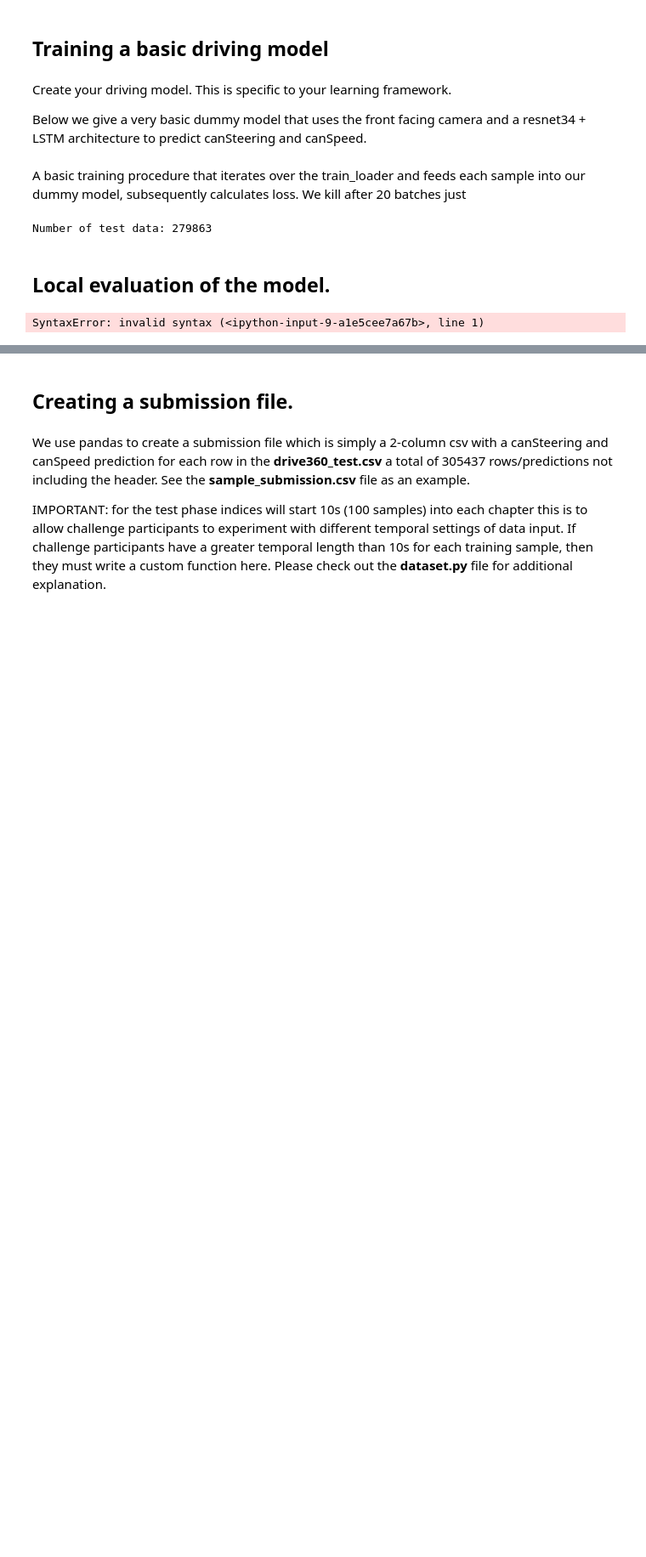
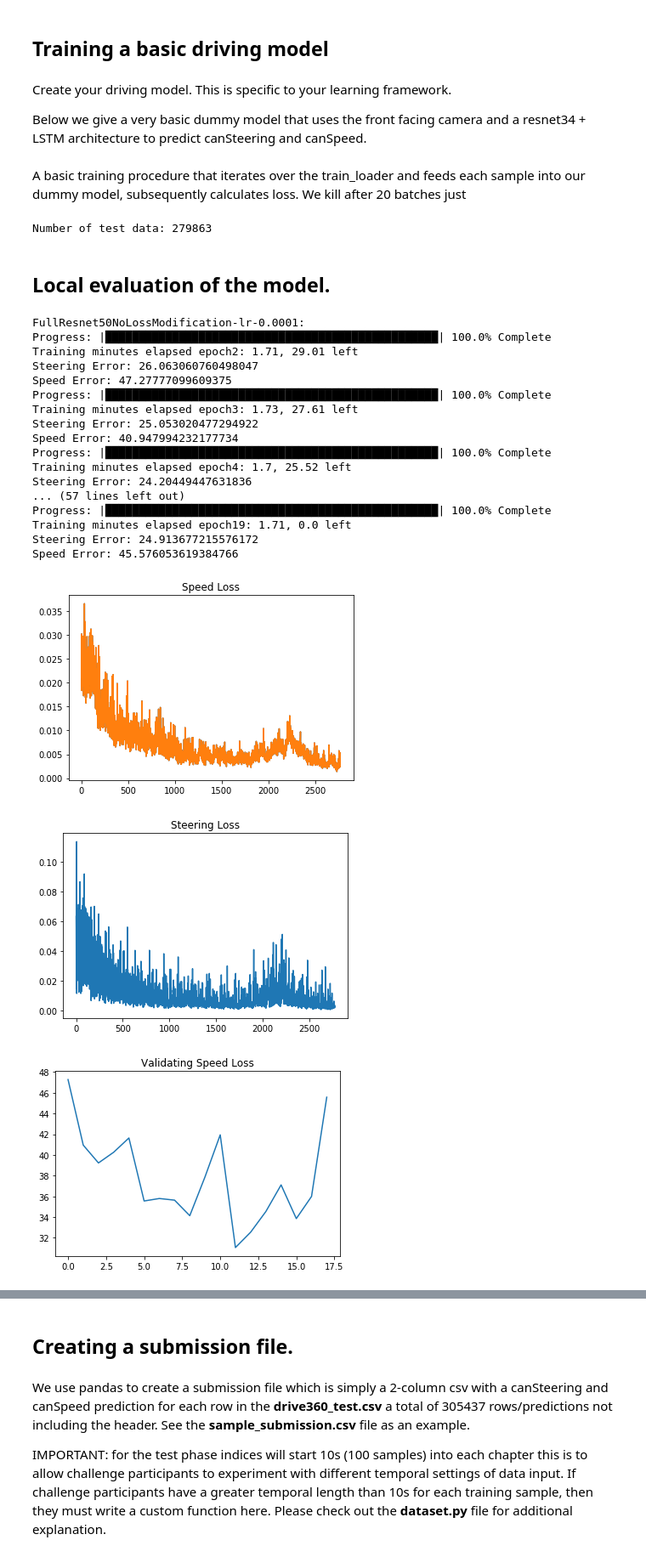
Before and after one commit to zyyhhxx/LearningToDrive, a Jupyter notebook: LearningToDriveSample3Generative.ipynb, the cells around one changed output, grey strips where cells are left out. Shown: that part at 85% size. Saved outputs shown, nothing was run; the diff lists cells and outputs as text; code cells hidden in the pictures; blank space fills up the shorter version.

```diff
--- a/LearningToDriveSample3Generative.ipynb
+++ b/LearningToDriveSample3Generative.ipynb
@@ -200,6 +202,8 @@ import time
 import numpy as np
 import matplotlib.pyplot as plt
 from datetime import datetime
+from copy import deepcopy
+import math
 
 def train_model(model, optimizer, criterion_speed, criterion_steering, epochs, scheduler, name, if_test, resume_path=None):
     hist_train_loss_speed = []
@@ -207,15 +211,16 @@ def train_model(model, optimizer, criterion_speed, criterion_steering, epochs, s
     hist_valid_loss_speed = []
     hist_valid_loss_steering = []
 
+    model.cuda()
+    best_model = None
+    best_valid = math.inf
+
     if resume_path:
         epoch, _ = resume_model(model, optimizer, resume_path)
     else:
         epoch = 0
 
-    model.cuda()
-
     while epoch < epochs:
-        epoch += 1
         start = time.time()
         printProgressBar(0, total_batch, prefix = 'Progress:', suffix = 'Complete', length = 50)
         model.train()
@@ -263,6 +268,14 @@ def train_model(model, optimizer, criterion_speed, criterion_steering, epochs, s
         hist_valid_loss_steering.append(steering_sum)
         print("Steering Error: {}\nSpeed Error: {}".format(float(steering_sum), float(speed_sum)))
 
+        # Early Stopping
+        if steering_sum < best_valid:
+            best_model = deepcopy(model)
+            best_valid = steering_sum
+            Print("Find a new best model!")
+
+        epoch += 1
+
     plt.plot(hist_train_loss_speed)
     plt.title("Speed Loss")
     now = datetime.now()
@@ -279,12 +292,16 @@ def train_model(model, optimizer, criterion_speed, criterion_steering, epochs, s
     if not if_test:
         save_model(model, optimizer, epoch, loss,
                    "./saved_models/{}-{}-{}.pt".format(epochs, name, now.strftime("%m-%d-%Y-%H-%M-%S")))
+        save_model(model, optimizer, epoch, loss,
+                   "./best_models/{}-{}-{}.pt".format(epochs, name, now.strftime("%m-%d-%Y-%H-%M-%S")))
     plt.plot(hist_valid_loss_speed)
     plt.title("Validating Speed Loss")
     plt.show()
     plt.plot(hist_valid_loss_steering)
     plt.title("Validating Steering Loss")
     plt.show()
+
+    model = best_model
 # %%
 normalize_targets = config['target']['normalize']
 target_mean = config['target']['mean']
@@ -396,12 +413,31 @@ names = ["FullResnet50NoLossModification-lr-0.0001",
         "Resnet50Dropout-lr-0.0001",
         "Resnet50BatchNormDropout-lr-0.0001"]
 # %%
-cross_validation(user_models, optimizers, names, 0, 2, False, resume_path=)
+cross_validation(user_models, optimizers, names, 0, 20, False, resume_path="./saved_models/2-FullResnet50NoLossModification-lr-0.0001-10-19-2019-20-10-23.pt")
 
 #cross_validation(user_models, optimizers, names, 1, 10, True)
 
 #cross_validation(user_models, optimizers, names, 2, 100)
 
 #cross_validation(user_models, optimizers, criterion_speeds, criterion_steerings, names, 3)
 # %% [output]
-SyntaxError: invalid syntax (<ipython-input-9-a1e5cee7a67b>, line 1)
+FullResnet50NoLossModification-lr-0.0001:
+Progress: |██████████████████████████████████████████████████| 100.0% Complete
+Training minutes elapsed epoch2: 1.71, 29.01 left
+Steering Error: 26.063060760498047
+Speed Error: 47.27777099609375
+Progress: |██████████████████████████████████████████████████| 100.0% Complete
+Training minutes elapsed epoch3: 1.73, 27.61 left
+Steering Error: 25.053020477294922
+Speed Error: 40.947994232177734
+Progress: |██████████████████████████████████████████████████| 100.0% Complete
+Training minutes elapsed epoch4: 1.7, 25.52 left
+Steering Error: 24.20449447631836
+... (57 lines left out)
+Progress: |██████████████████████████████████████████████████| 100.0% Complete
+Training minutes elapsed epoch19: 1.71, 0.0 left
+Steering Error: 24.913677215576172
+Speed Error: 45.576053619384766
+[figure, added]
+[figure, added]
+[figure, added]
```
Also changed, not shown: parts of 2 cells of this notebook.
